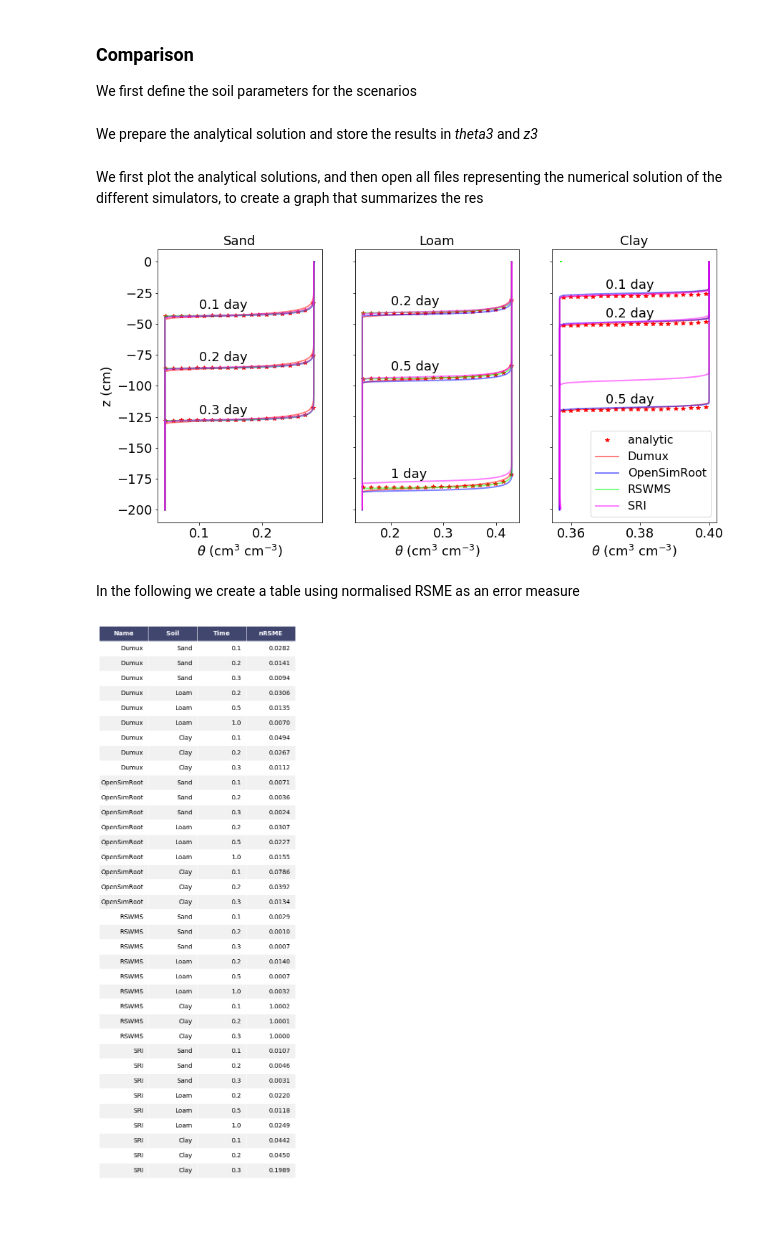
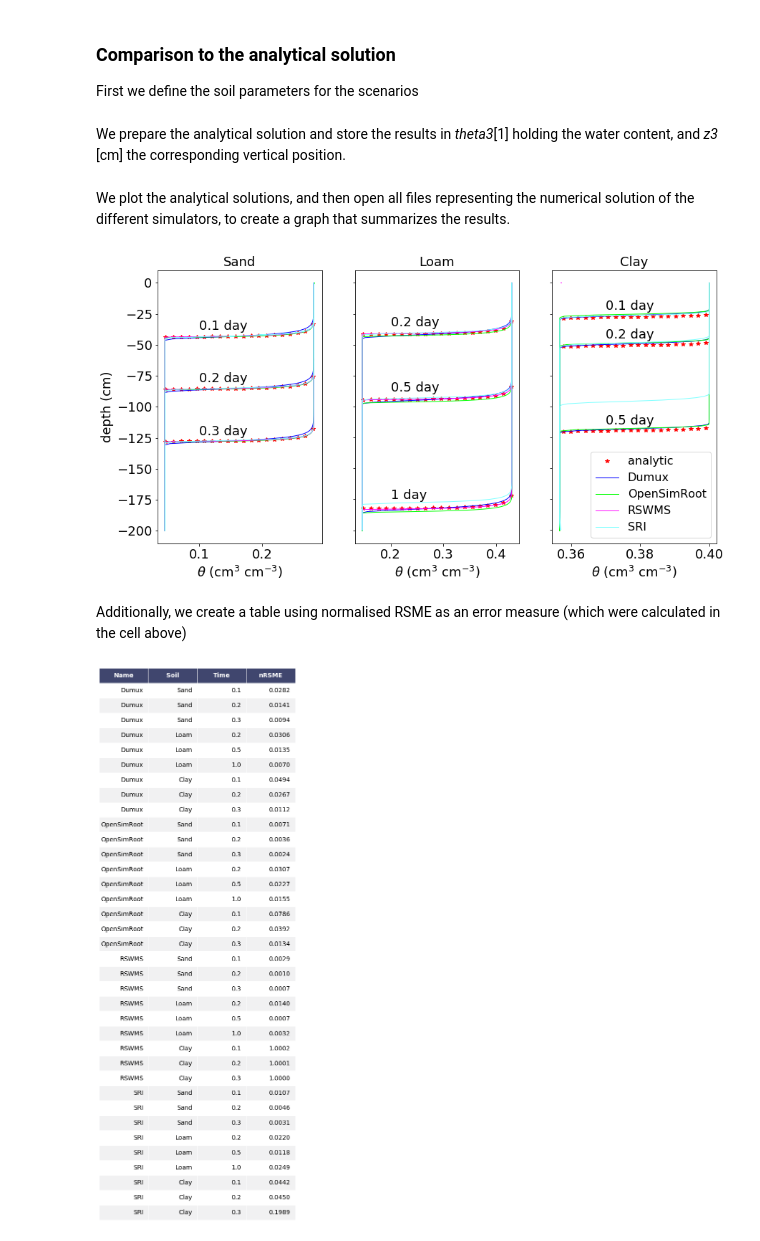
Before and after one commit to RSA-benchmarks/collaborative-comparison, a Jupyter notebook: M2 Water flow in soil/M2.1 Infiltration/M2.1 Automated comparison.ipynb, the cells around one changed output. Cells and saved outputs as stored; diff of their text form; code cells hidden in the pictures; blank space fills up the shorter version.

```diff
--- a/M2 Water flow in soil/M2.1 Infiltration/M2.1 Automated comparison.ipynb
+++ b/M2 Water flow in soil/M2.1 Infiltration/M2.1 Automated comparison.ipynb
@@ -23,13 +23,13 @@ For an automatic comparison of the numerical results, save the results in a text
 # %% [markdown]
-### Comparison
+### Comparison to the analytical solution
 
-We first define the soil parameters for the scenarios
+First we define the soil parameters for the scenarios
 # %%
 sand = Parameters(0.045, 0.43, 0.15, 3, 1000)
 loam = Parameters(0.08, 0.43, 0.04, 1.6, 50)
 clay = Parameters(0.1, 0.4, 0.01, 1.1, 10)
 # %% [markdown]
-We prepare the analytical solution and store the results in *theta3* and *z3*
+We prepare the analytical solution and store the results in *theta3*[1] holding the water content, and *z3* [cm] the corresponding vertical position.
 # %%
 tv=[ [0.1, 0.2, 0.3], [0.2, 0.5, 1.0], [0.1, 0.2, 0.5] ] # time values (days)
 t_a2 = [0.1, 0.2, 0.1]
@@ -72,7 +72,7 @@ for i, soil in enumerate([sand, loam, clay]):
         theta3.append(theta_)
         z3.append(-x)
 # %% [markdown]
-We first plot the analytical solutions, and then open all files representing the numerical solution of the different simulators, to create a graph that summarizes the res
+We plot the analytical solutions, and then open all files representing the numerical solution of the different simulators, to create a graph that summarizes the results.
 # %%
 fig, ax = plt.subplots(1, 3, figsize=(14, 7))
 
@@ -92,8 +92,8 @@ ltimes = [[0 for x in range(3)] for y in range(3)]
 ltimes[0][0]=0.1; ltimes[0][1]=0.2; ltimes[0][2]=0.3; ltimes[1][0]=0.2;
 ltimes[1][1]=0.5; ltimes[1][2]=1.0; ltimes[2][0]=0.1; ltimes[2][1]=0.2; ltimes[2][2]=0.3
 nrmse, nnse, zn, nn, l, lsoil, ltime = [], [], [], [], [], [], []
-cc = 0
 
+cc = 1
 for dirname, dirnames, filenames in os.walk('M2.1 Numerical results/.'):
     filenames.sort()
     for i,f in enumerate(filenames):
@@ -110,7 +110,7 @@ for dirname, dirnames, filenames in os.walk('M2.1 Numerical results/.'):
                     ltime.append(ltimes[j][k])
                     z = data[2*(3*j+k)]
                     theta = data[2*(3*j+k)+1]
-                    pl, = ax[j].plot(theta, z, color = col[cc,:], linewidth = 2, alpha = 0.5) # plot numeric solution
+                    pl, = ax[j].plot(theta, z, color = col[cc,:], linewidth = 1, alpha = 1) # plot numeric solution
                     # interpolate analytical solution to number of evaluation points
                     za = z3[3*j+k]; thetaa = theta3[3*j+k]
                     interp = interp1d(thetaa, za,  kind='linear', fill_value='extrapolate', bounds_error =False )
@@ -118,39 +118,39 @@ for dirname, dirnames, filenames in os.walk('M2.1 Numerical results/.'):
                     z_ = interp(theta_)
                     # interpolate numerical solution to number of evaluation points
                     interp = interp1d(theta, z,  kind='linear', fill_value='extrapolate', bounds_error =False )
                     z_n = interp(theta_)
                     # compute measures for the table below
                     lsoil.append(lsoils[j])
                     zn.append(z_n)
                     nn.append(len(z_n))
                     nrmse.append(float(nRMSE(z_, z_n)))
-                    nnse.append(nNSE(z_,z_n)) # calculate for all time points (below) np.nan
+                    nnse.append(nNSE(z_,z_n)) # calculate for all time points (below)
                     if k==0:
                         pl.set_label(f)
                 ax[j].set_xlabel("$\\theta$ (cm$^3$ cm$^{-3}$)")
                 if j==0:
-                    ax[j].set_ylabel("z (cm)") # all file data values are currently [m], I will change that soon
+                    ax[j].set_ylabel("depth (cm)")
                 else:
                     ax[j].set_yticklabels([])
-            cc+=cc_inc
+            cc+=cc_inc # different color for each simulator
         except Exception as ex:
             print("Something went wrong with file "+f)
             print(line[-50:])
             raise
 
 ax[-1].legend()
 ax[0].text(0.1, -38, '0.1 day'); ax[0].text(0.1, -80, '0.2 day'); ax[0].text(0.1, -123, '0.3 day')
 ax[1].text(0.2, -35, '0.2 day'); ax[1].text(0.2, -88, '0.5 day'); ax[1].text(0.2, -175, '1 day')
 ax[2].text(0.37, -22, '0.1 day'); ax[2].text(0.37, -45, '0.2 day'); ax[2].text(0.37, -115, '0.5 day')
 ax[0].set_title('Sand')
 ax[1].set_title('Loam')
 ax[2].set_title('Clay')
 plt.savefig('m21_results.png', dpi=300, bbox_inches = "tight")
 plt.show()
 # %% [output]
-[figure, old version]
+[figure, new version]
 # %% [markdown]
-In the following we create a table using normalised RSME as an error measure
+Additionally, we create a table using normalised RSME as an error measure (which were calculated in the cell above)
 # %%
 import pandas as pd
 
```
Also changed, not shown: parts of 4 cells of this notebook, 17 other files.
